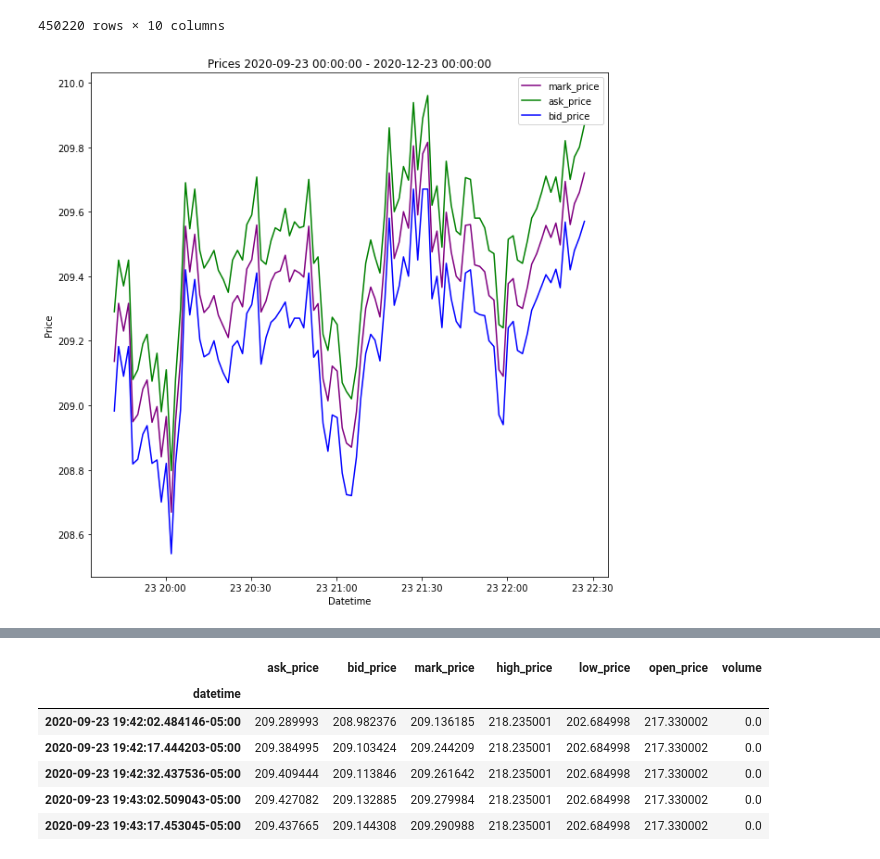
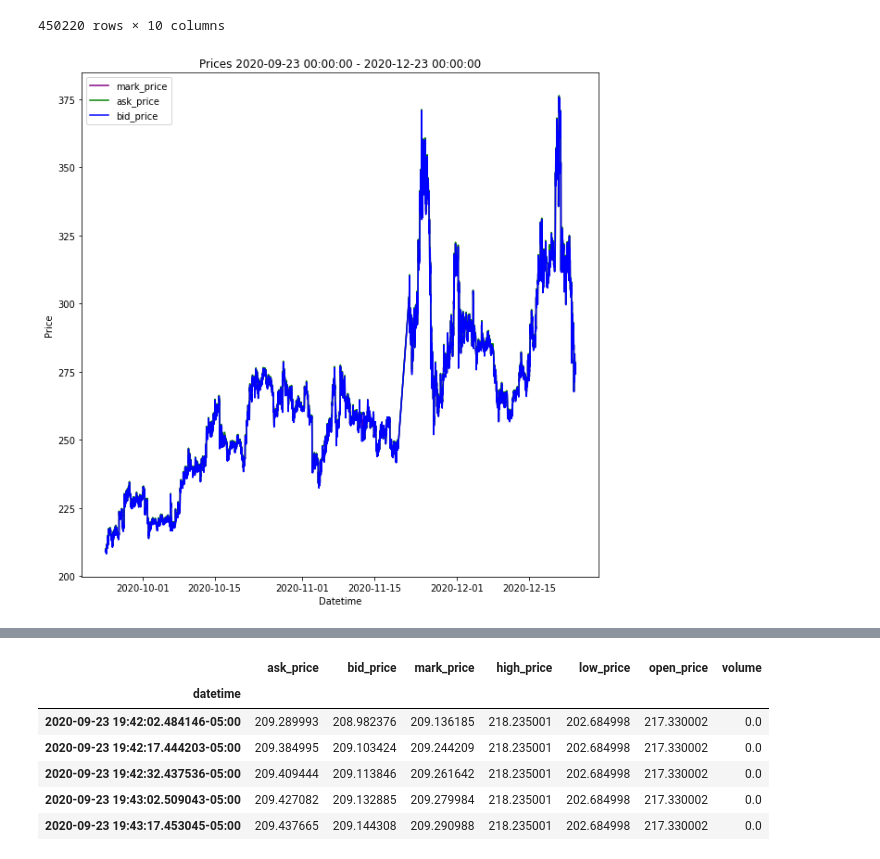
Before and after one commit to evan-a-west/cryptotrading, a Jupyter notebook: InitialAnalysis.ipynb, the cells around one changed output, grey strips where cells are left out. Drawn from its saved outputs; the diff is of its cells as text; code cells hidden in the pictures.

```diff
--- a/InitialAnalysis.ipynb
+++ b/InitialAnalysis.ipynb
@@ -226,34 +228,36 @@ pd_data
 # %%
 pd_data["datetime"] = pd.to_datetime(pd_data["datetime"])
 # %%
+# sub_data = pd_data
 # sub_data = pd_data.head(1000)
-sub_data = pd_data.iloc[::5,:].head(100)
+sub_data = pd_data.iloc[::25,:]
+
 # Create figure and plot space
 fig, ax = plt.subplots(figsize=(10, 10))
 
 # Add x-axis and y-axis
 ax.plot(sub_data['datetime'],
         sub_data['mark_price'],
         color='purple',
         label="mark_price")
 
 # Add x-axis and y-axis
 ax.plot(sub_data['datetime'],
         sub_data['ask_price'],
         color='green',
         label="ask_price")
 
 # Add x-axis and y-axis
 ax.plot(sub_data['datetime'],
         sub_data['bid_price'],
         color='blue',
         label="bid_price")
 
 # Set title and labels for axes
 ax.set(xlabel="Datetime",
        ylabel="Price",
        title=("Prices " + str(startDate) + " - " + str(endDate)))
 plt.legend()
 plt.show()
 # %% [output]
-[figure, old version]
+[figure, new version]
```
Also changed, not shown: parts of 12 cells of this notebook.
